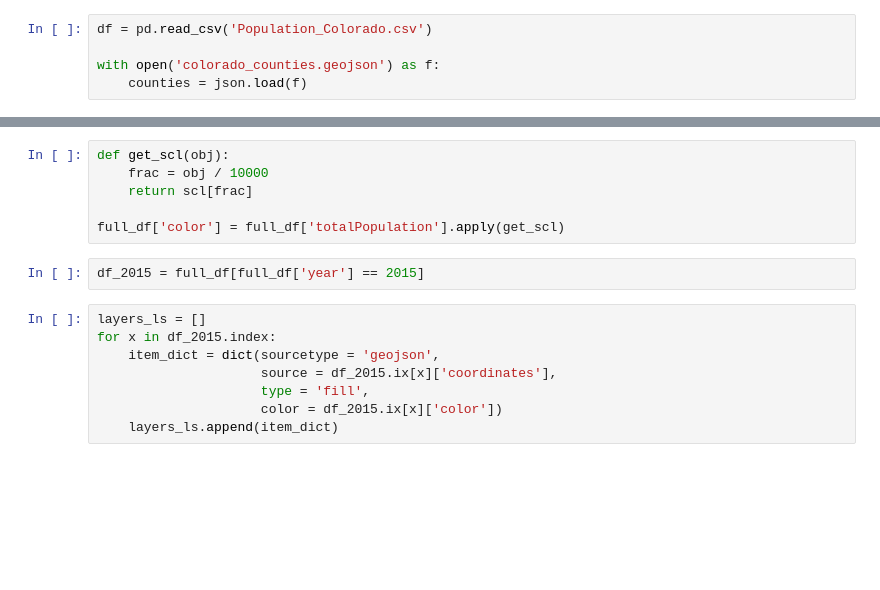
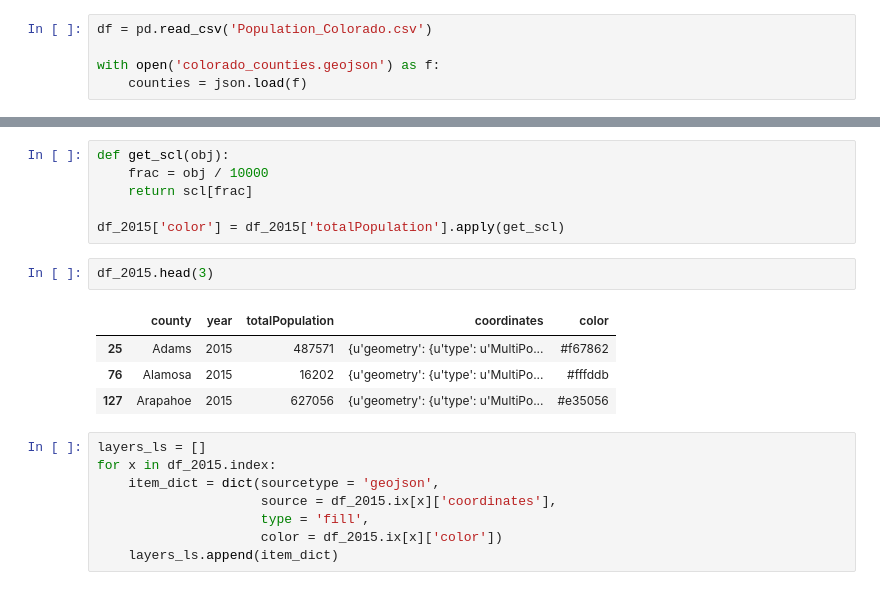
Before and after one commit to andrewfulton9/Colorado_Population_Analysis, a Jupyter notebook: population_analysis.ipynb, the cells around one changed output, grey strips where cells are left out. Drawn from its saved outputs; the diff is of its cells as text; blank space fills up the shorter version.

```diff
--- a/population_analysis.ipynb
+++ b/population_analysis.ipynb
@@ -67,9 +85,14 @@ def get_scl(obj):
     frac = obj / 10000
     return scl[frac]
 
-full_df['color'] = full_df['totalPopulation'].apply(get_scl)
+df_2015['color'] = df_2015['totalPopulation'].apply(get_scl)
-# %%
-df_2015 = full_df[full_df['year'] == 2015]
+# %%
+df_2015.head(3)
+# %% [output]
+|  | county | year | totalPopulation | coordinates | color |
+| 25 | Adams | 2015 | 487571 | {u'geometry': {u'type': u'MultiPo... | #f67862 |
+| 76 | Alamosa | 2015 | 16202 | {u'geometry': {u'type': u'MultiPo... | #fffddb |
+| 127 | Arapahoe | 2015 | 627056 | {u'geometry': {u'type': u'MultiPo... | #e35056 |
 # %%
 layers_ls = []
 for x in df_2015.index:
```
Also changed, not shown: parts of 10 cells of this notebook, 1 other file.
